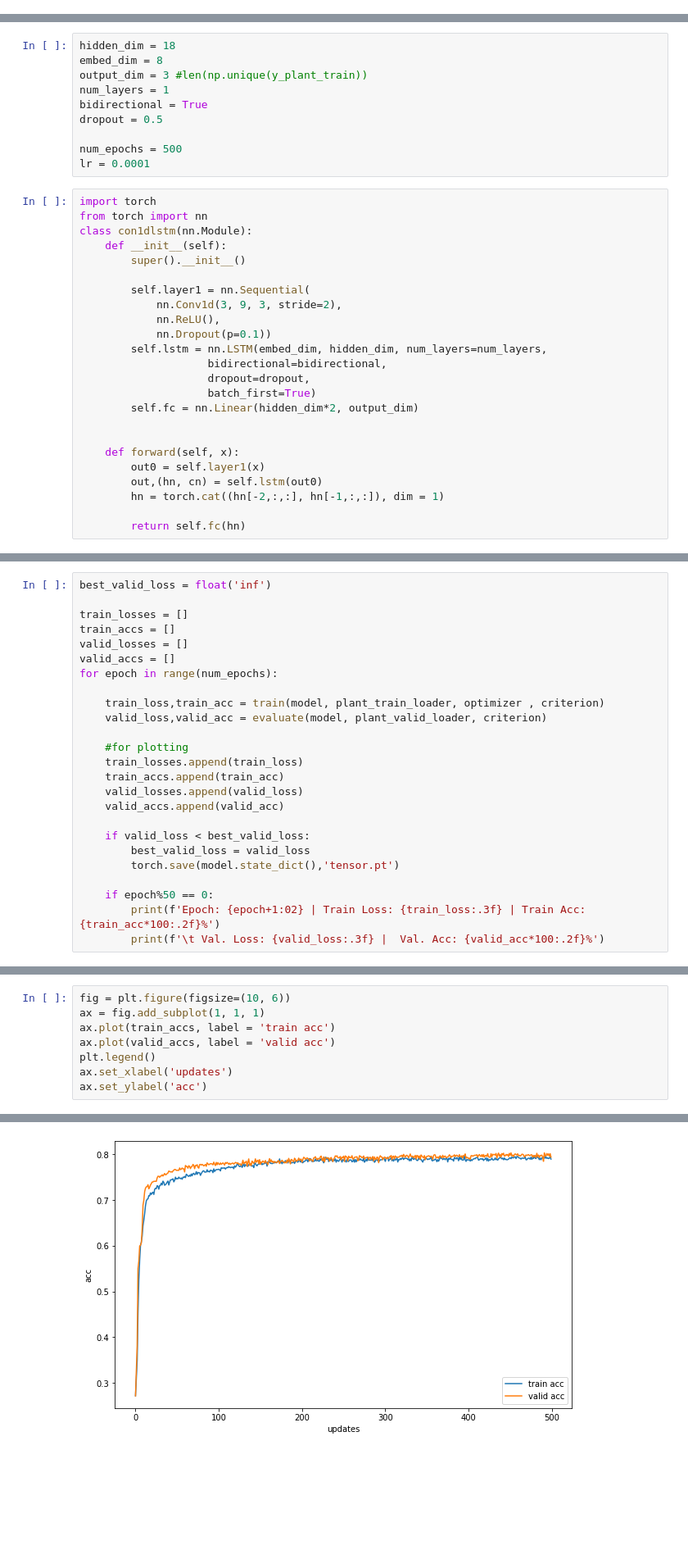
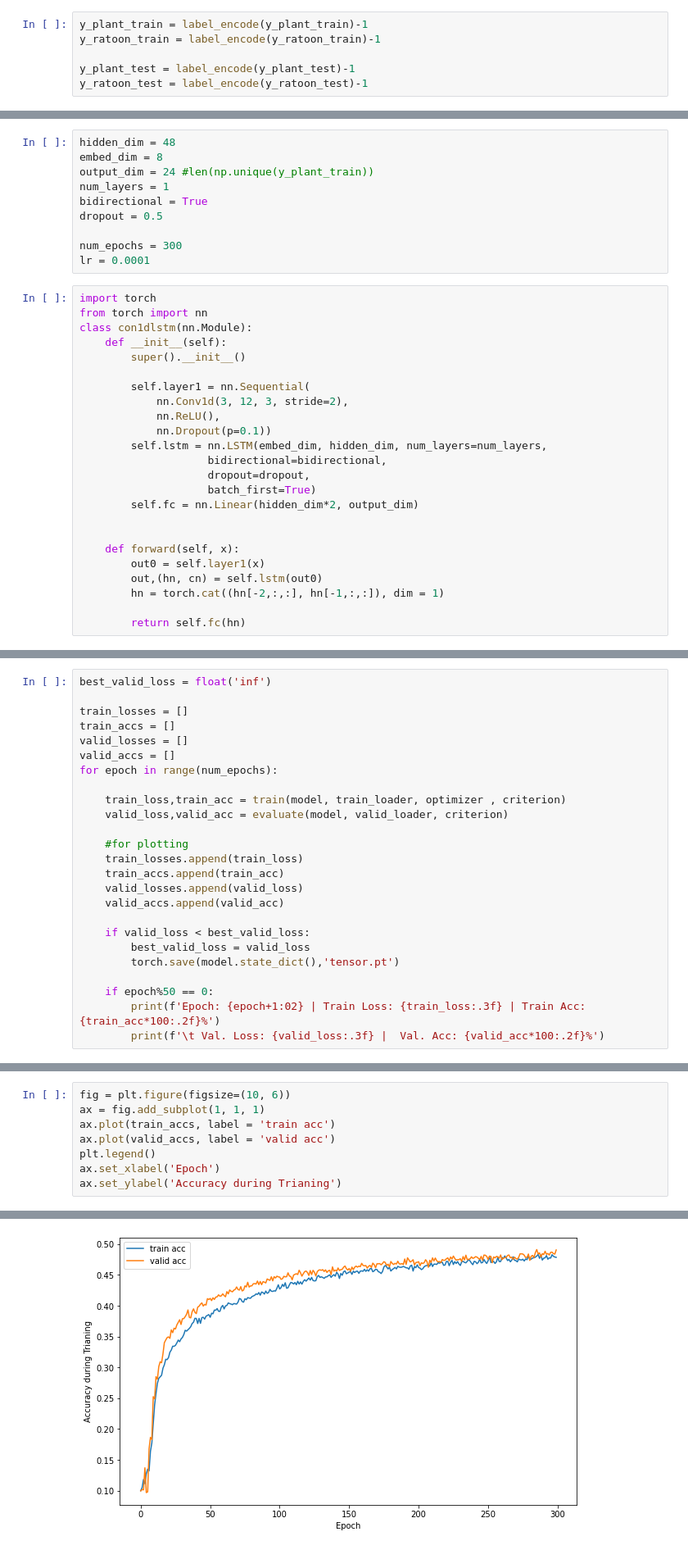
Before and after one commit to supskv/ml-sugarcane-project, a Jupyter notebook: ML_project_ex2_conv1d_>lstm.ipynb, the cells around one changed output, grey strips where cells are left out. Shown at 82% size. Saved outputs shown, nothing was run; the diff lists cells and outputs as text; blank space fills up the shorter version.

```diff
--- a/ML_project_ex2_conv1d_>lstm.ipynb
+++ b/ML_project_ex2_conv1d_>lstm.ipynb
@@ -94,6 +94,12 @@ y_ratoon_train = makelabel(y_ratoon_train)
 
 y_plant_test = makelabel(y_plant_test)
 y_ratoon_test = makelabel(y_ratoon_test)
+# %%
+y_plant_train = label_encode(y_plant_train)-1
+y_ratoon_train = label_encode(y_ratoon_train)-1
+
+y_plant_test = label_encode(y_plant_test)-1
+y_ratoon_test = label_encode(y_ratoon_test)-1
 # %%
 print(f'numeric class of y train: {np.unique(y_plant_train)}')
 print(f'numeric class of y test: {np.unique(y_plant_test)}')
@@ -436,14 +442,14 @@ drive.flush_and_unmount()
 # %% [markdown]
 # Conv1D -> LSTM
 # %%
-hidden_dim = 18
+hidden_dim = 48
 embed_dim = 8
-output_dim = 3 #len(np.unique(y_plant_train))
+output_dim = 24 #len(np.unique(y_plant_train))
 num_layers = 1
 bidirectional = True
 dropout = 0.5
 
-num_epochs = 500
+num_epochs = 300
 lr = 0.0001
 # %%
 import torch
@@ -453,7 +459,7 @@ class con1dlstm(nn.Module):
         super().__init__()
 
         self.layer1 = nn.Sequential(
-            nn.Conv1d(3, 9, 3, stride=2),
+            nn.Conv1d(3, 12, 3, stride=2),
             nn.ReLU(),
             nn.Dropout(p=0.1))
         self.lstm = nn.LSTM(embed_dim, hidden_dim, num_layers=num_layers,
@@ -558,8 +564,8 @@ valid_losses = []
 valid_accs = []
 for epoch in range(num_epochs):
 
-    train_loss,train_acc = train(model, plant_train_loader, optimizer , criterion)
-    valid_loss,valid_acc = evaluate(model, plant_valid_loader, criterion)
+    train_loss,train_acc = train(model, train_loader, optimizer , criterion)
+    valid_loss,valid_acc = evaluate(model, valid_loader, criterion)
 
     #for plotting
     train_losses.append(train_loss)
@@ -613,6 +611,6 @@ ax = fig.add_subplot(1, 1, 1)
 ax.plot(train_accs, label = 'train acc')
 ax.plot(valid_accs, label = 'valid acc')
 plt.legend()
-ax.set_xlabel('updates')
-ax.set_ylabel('acc')
+ax.set_xlabel('Epoch')
+ax.set_ylabel('Accuracy during Trianing')
 # %% [output]
@@ -620 +618 @@ Text(0, 0.5, 'acc')
-[figure, old version]
+[figure, new version]
```
Also changed, not shown: parts of 14 cells of this notebook.
